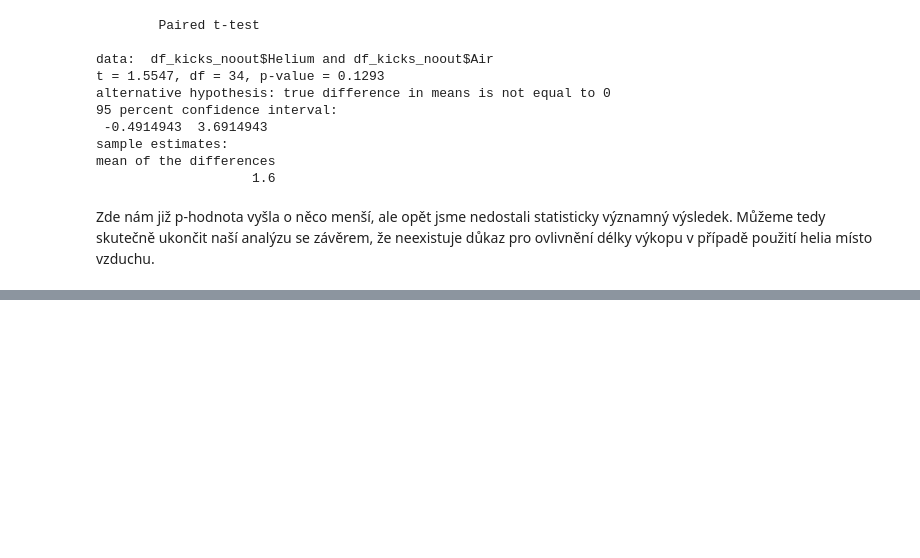
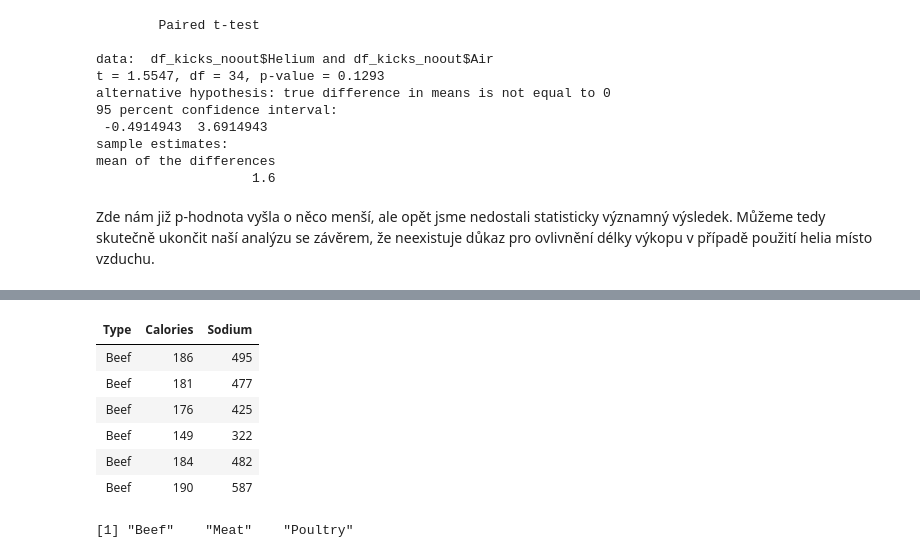
Before and after one commit to lich-uct/r_tutorial, a Jupyter notebook: 08/08.ipynb, the cells around one changed output, grey strips where cells are left out. Saved outputs shown, nothing was run; the diff lists cells and outputs as text; code cells hidden in the pictures; blank space fills up the shorter version.

```diff
--- a/08/08.ipynb
+++ b/08/08.ipynb
@@ -561,0 +596,13 @@ Zde nám již p-hodnota vyšla o něco menší, ale opět jsme nedostali statist
+# %%
+df_dogs <- read.table("dogs.csv", header = T, sep = ",")
+head(df_dogs)
+levels(df_dogs$Type)
+# %% [output]
+| Type | Calories | Sodium |
+| Beef | 186 | 495 |
+| Beef | 181 | 477 |
+| Beef | 176 | 425 |
+| Beef | 149 | 322 |
+| Beef | 184 | 482 |
+| Beef | 190 | 587 |
+[1] "Beef"    "Meat"    "Poultry"
```
Also changed, not shown: parts of 14 cells of this notebook, 1 other file.
